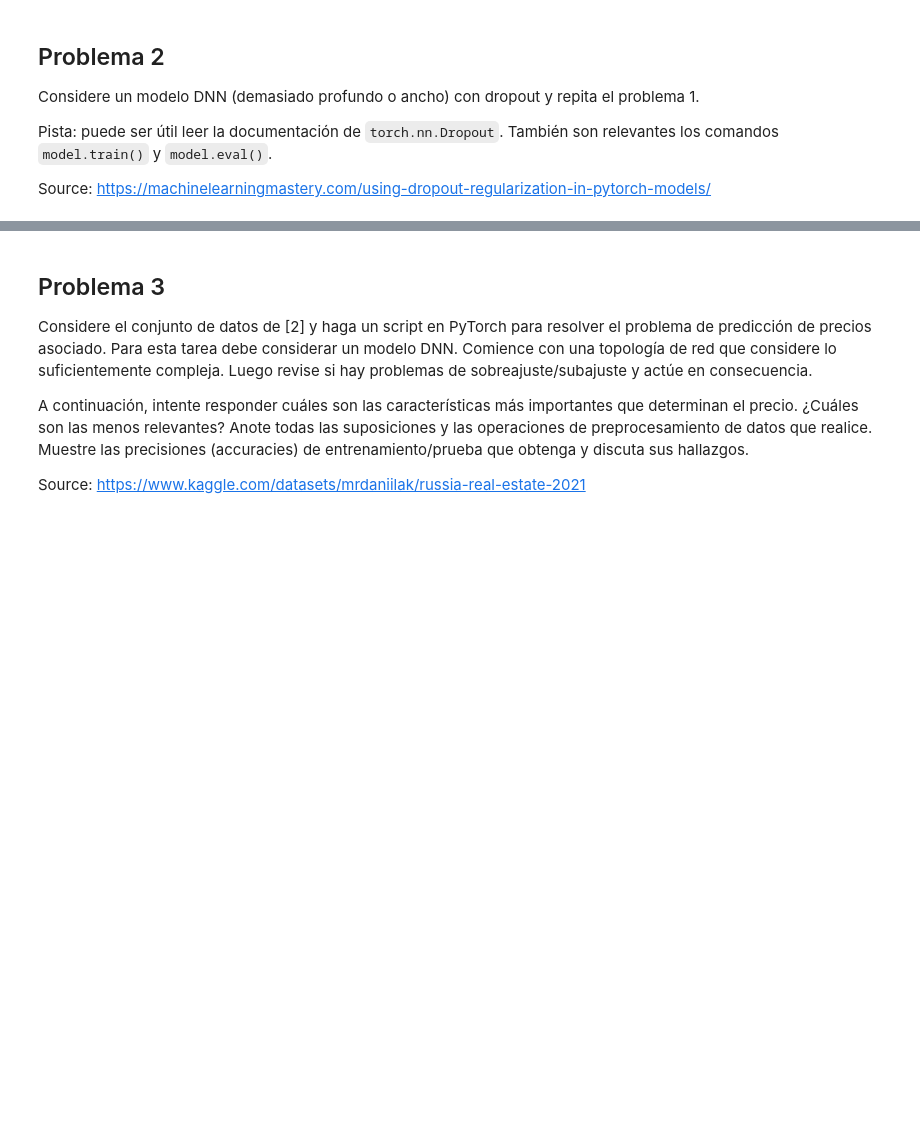
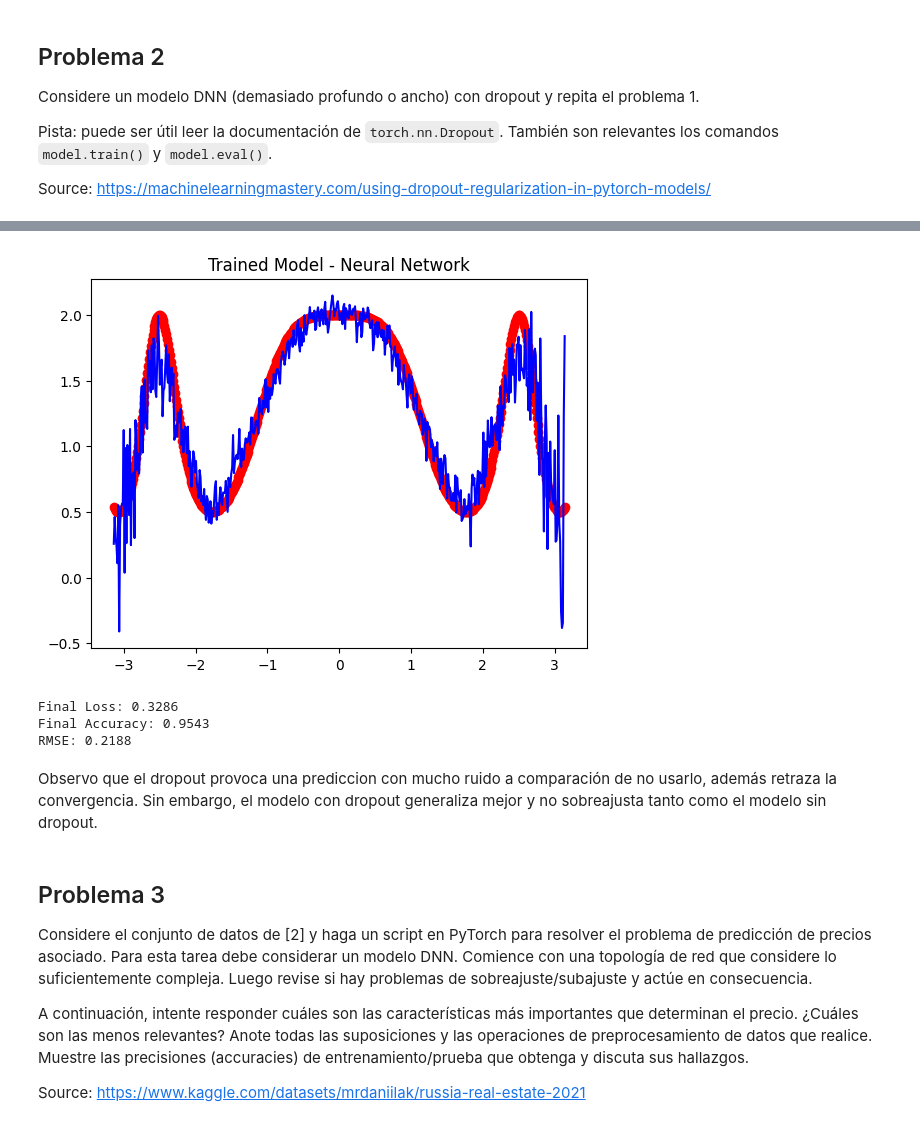
Before and after one commit to Sechi42/DNN, a Jupyter notebook: DNN_WEEK_4/Tarea4.ipynb, the cells around one changed output, grey strips where cells are left out. Cells and saved outputs as stored; diff of their text form; code cells hidden in the pictures; blank space fills up the shorter version.

```diff
--- a/DNN_WEEK_4/Tarea4.ipynb
+++ b/DNN_WEEK_4/Tarea4.ipynb
@@ -349,3 +483,25 @@ Source: https://machinelearningmastery.com/using-dropout-regularization-in-pytor
+# %%
+plt.plot(X_np, y_np, 'ro')
+plt.plot(X_np, y_hat.cpu().detach().numpy(), 'b')
+plt.title('Trained Model - Neural Network')
+plt.show()
+# %% [output]
+[figure, added]
+# %%
+def Accuracy(y, y_hat):
+    mse = torch.mean((y - y_hat)**2)
+    return 1 / (1 + mse)
+
+# Imprime metricas
+print(f'Final Loss: {Err.item():.4f}')
+print(f'Final Accuracy: {Accuracy(y, y_hat):.4f}')
+print(f'RMSE: {torch.sqrt(torch.mean((y - y_hat)**2)).item():.4f}')
+# %% [output]
+Final Loss: 0.3286
+Final Accuracy: 0.9543
+RMSE: 0.2188
+# %% [markdown]
+Observo que el dropout provoca una prediccion con mucho ruido a comparación de no usarlo, además retraza la convergencia. Sin embargo, el modelo con dropout generaliza mejor y no sobreajusta tanto como el modelo sin dropout.
 # %% [markdown]
 ## Problema 3
 
```
Also changed, not shown: parts of 21 cells of this notebook, 1 other file.
